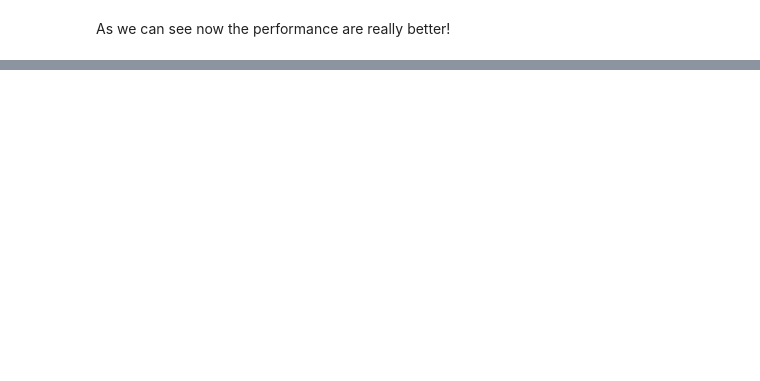
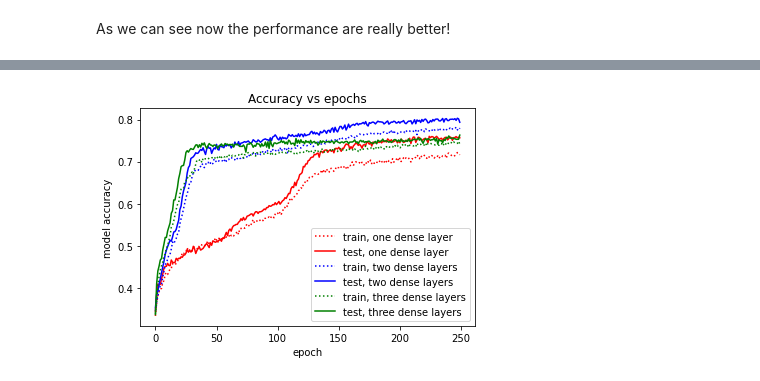
Before and after one commit to giuliacampesan/UniversityAssignments, a Jupyter notebook: 03_week/LoCPdown_Exercise3.ipynb, the cells around one changed output, grey strips where cells are left out. Saved outputs shown, nothing was run; the diff lists cells and outputs as text; code cells hidden in the pictures; blank space fills up the shorter version.

```diff
--- a/03_week/LoCPdown_Exercise3.ipynb
+++ b/03_week/LoCPdown_Exercise3.ipynb
@@ -300,0 +488,24 @@ plt.plot(keys_int, as_accuracy)
+# %%
+plt.plot(fit1.history['accuracy'], label='train, one dense layer', c='r', ls='dotted')
+plt.plot(fit1.history['val_accuracy'], label='test, one dense layer', c='r')
+plt.title('Accuracy vs epochs')
+plt.ylabel('model accuracy')
+plt.xlabel('epoch')
+plt.grid()
+
+plt.plot(fit2.history['accuracy'], label='train, two dense layers', c='b', ls='dotted')
+plt.plot(fit2.history['val_accuracy'], label='test, two dense layers', c='b')
+plt.ylabel('model accuracy')
+plt.xlabel('epoch')
+
+
+
+plt.plot(fit3.history['accuracy'], label='train, three dense layers', c='g', ls='dotted')
+plt.plot(fit3.history['val_accuracy'], label='test, three dense layers', c='g')
+plt.ylabel('model accuracy')
+plt.xlabel('epoch')
+plt.legend(loc='best')
+plt.grid()
+plt.show()
+# %% [output]
+[figure, added]
```
Also changed, not shown: parts of 18 cells of this notebook, 1 other file.
